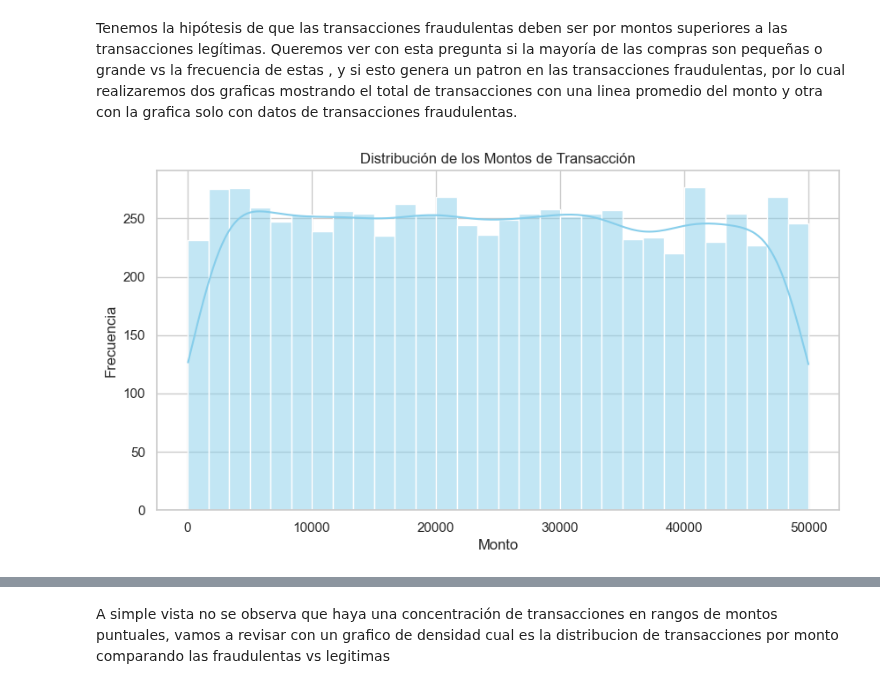
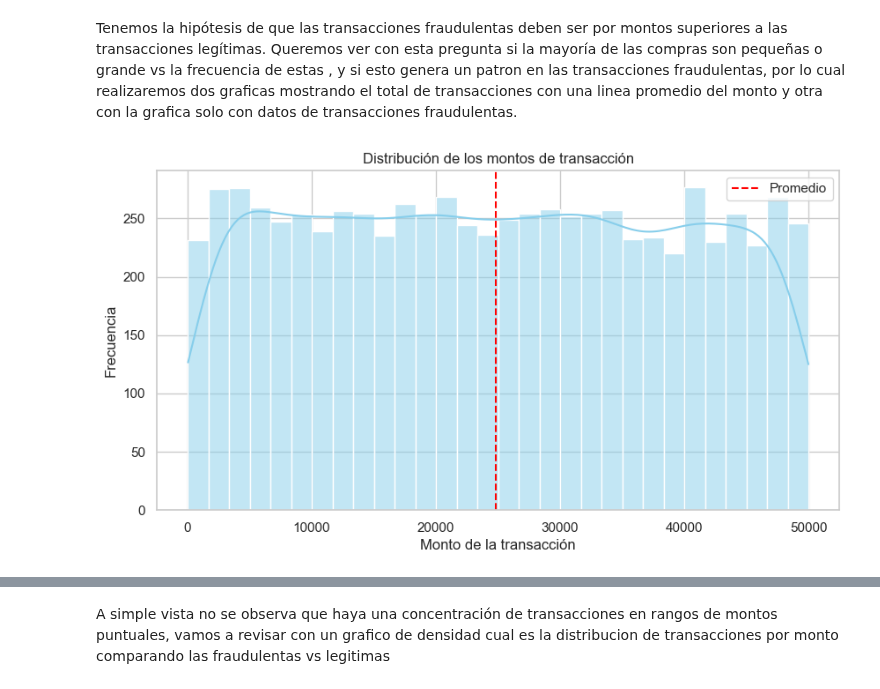
Before and after one commit to Estefacervera/Especializacion_Analitica_Fundamentos_EDA_Fraude, a Jupyter notebook: analisis_EDA2.ipynb, the cells around one changed output, grey strips where cells are left out. Cells and saved outputs as stored; diff of their text form; code cells hidden in the pictures.

```diff
--- a/analisis_EDA2.ipynb
+++ b/analisis_EDA2.ipynb
@@ -311,9 +416,14 @@ Queremos ver  con esta pregunta si la mayoría de las compras son pequeñas o gr
 # %%
 plt.figure(figsize=(10, 5))
 sns.histplot(df['transaction_amount'], bins=30, kde=True, color='skyblue')
-plt.title('Distribución de los Montos de Transacción')
-plt.xlabel('Monto')
+
+# Línea del promedio
+plt.axvline(df['transaction_amount'].mean(), color='red', linestyle='--', label='Promedio')
+
+plt.title('Distribución de los montos de transacción')
+plt.xlabel('Monto de la transacción')
 plt.ylabel('Frecuencia')
+plt.legend()
 plt.show()
 # %% [output]
-[figure, old version]
+[figure, new version]
```
Also changed, not shown: parts of 53 cells of this notebook.
